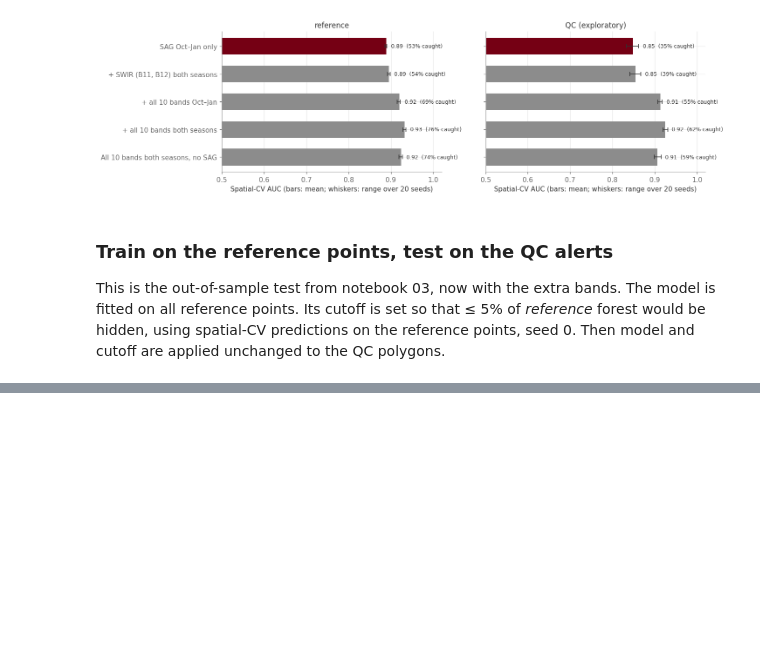
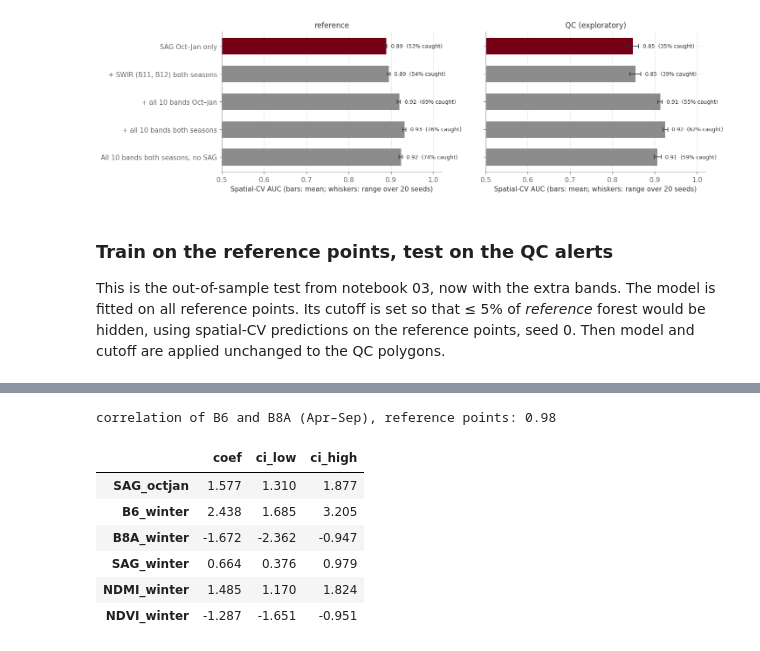
Before and after one commit to clement-docteur/mit_cropin_alab, a Jupyter notebook: notebooks/04_s2_bands_by_month.ipynb, the cells around one changed output, grey strips where cells are left out. Drawn from its saved outputs; the diff is of its cells as text; code cells hidden in the pictures; blank space fills up the shorter version.

```diff
--- a/notebooks/04_s2_bands_by_month.ipynb
+++ b/notebooks/04_s2_bands_by_month.ipynb
@@ -384 +573,15 @@ QC polygons scored: 417 (302 plantation, 115 forest), so each QC forest is 0.9 p
+# %%
+# Standardised coefficients of the short-list model on the reference points, with bootstrap 95% CIs.
+# B6 and B8A in winter are almost the same measurement (correlation shown), so read them as a pair.
+print(f"correlation of B6 and B8A (Apr–Sep), reference points: {fr[['B6_winter', 'B8A_winter']].corr().iloc[0, 1]:.2f}")
+bootstrap_coefs(fr[SHORT].values, fr.y.values, SHORT, n_boot=N_BOOT, seed=SEED)
+# %% [output]
+correlation of B6 and B8A (Apr–Sep), reference points: 0.98
+|  | coef | ci_low | ci_high |
+| SAG_octjan | 1.577 | 1.310 | 1.877 |
+| B6_winter | 2.438 | 1.685 | 3.205 |
+| B8A_winter | -1.672 | -2.362 | -0.947 |
+| SAG_winter | 0.664 | 0.376 | 0.979 |
+| NDMI_winter | 1.485 | 1.170 | 1.824 |
+| NDVI_winter | -1.287 | -1.651 | -0.951 |
 # %% [markdown]
```
Also changed, not shown: parts of 6 cells of this notebook, 3 other files.
